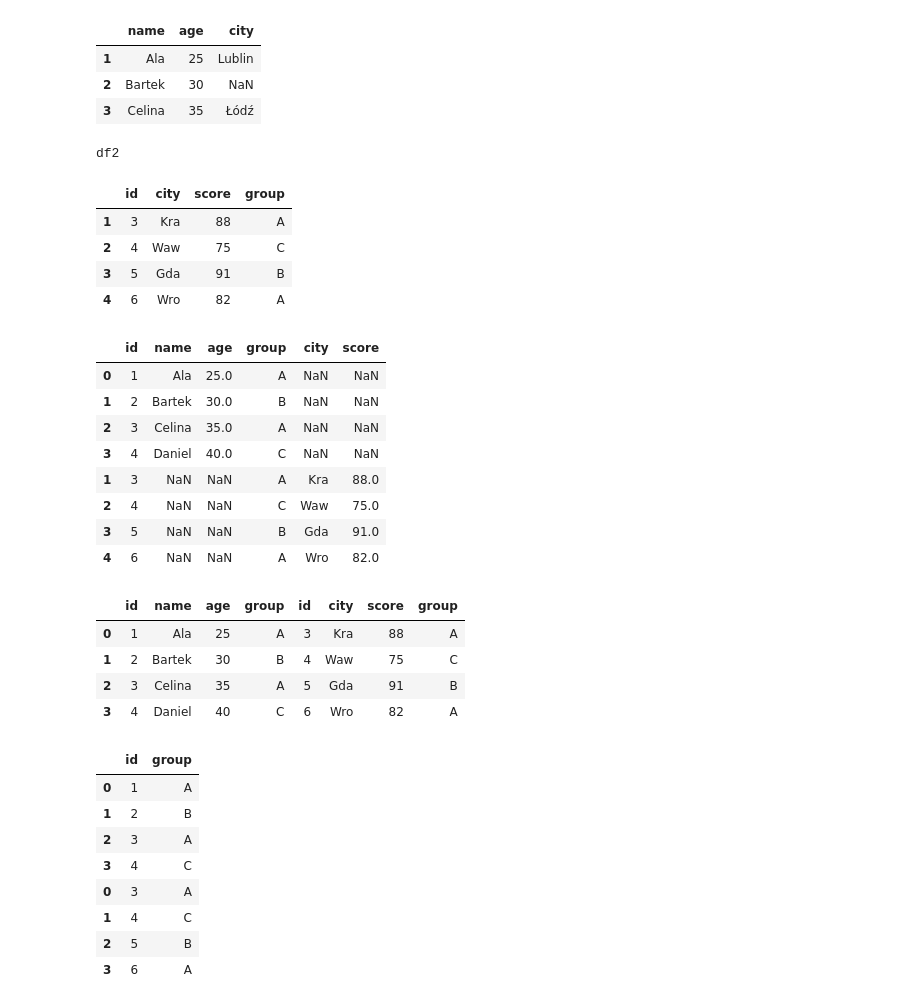
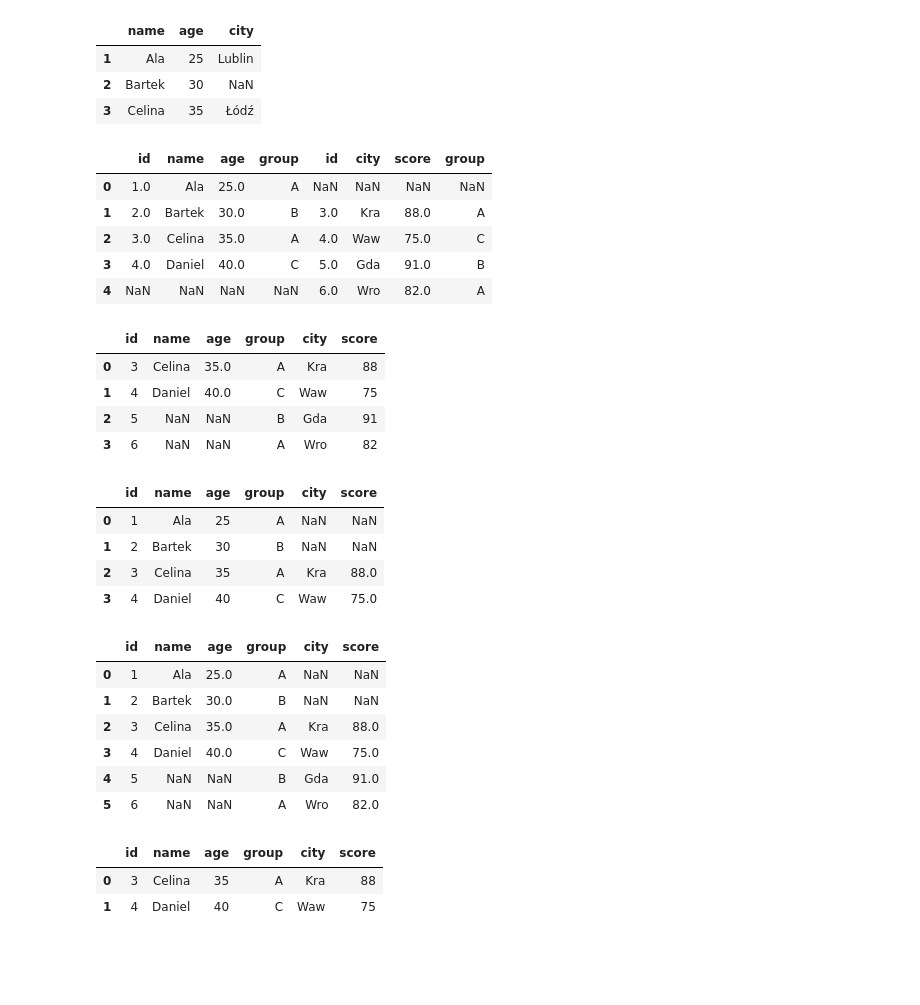
Before and after one commit to getpeped/WorkBook, a Jupyter notebook: merge.ipynb, the cells around one changed output. Cells and saved outputs as stored; diff of their text form; code cells hidden in the pictures; blank space fills up the shorter version.

```diff
--- a/merge.ipynb
+++ b/merge.ipynb
@@ -173,45 +173,43 @@ df2 = pd.DataFrame({
     'group': ['A', 'C', 'B', 'A']
 }, index=[1,2,3,4])
 
-
-print('df2\n')
-df2
+pd.concat([df1, df2], axis=1)
 # %% [output]
-df2
-|  | id | city | score | group |
-| 1 | 3 | Kra | 88 | A |
-| 2 | 4 | Waw | 75 | C |
-| 3 | 5 | Gda | 91 | B |
-| 4 | 6 | Wro | 82 | A |
+|  | id | name | age | group | id | city | score | group |
+| 0 | 1.0 | Ala | 25.0 | A | NaN | NaN | NaN | NaN |
+| 1 | 2.0 | Bartek | 30.0 | B | 3.0 | Kra | 88.0 | A |
+| 2 | 3.0 | Celina | 35.0 | A | 4.0 | Waw | 75.0 | C |
+| 3 | 4.0 | Daniel | 40.0 | C | 5.0 | Gda | 91.0 | B |
+| 4 | NaN | NaN | NaN | NaN | 6.0 | Wro | 82.0 | A |
 # %%
-pd.concat([df1, df2])
+pd.merge(df1, df2, how='right')
 # %% [output]
 |  | id | name | age | group | city | score |
-| 0 | 1 | Ala | 25.0 | A | NaN | NaN |
-| 1 | 2 | Bartek | 30.0 | B | NaN | NaN |
-| 2 | 3 | Celina | 35.0 | A | NaN | NaN |
-| 3 | 4 | Daniel | 40.0 | C | NaN | NaN |
-| 1 | 3 | NaN | NaN | A | Kra | 88.0 |
-| 2 | 4 | NaN | NaN | C | Waw | 75.0 |
-| 3 | 5 | NaN | NaN | B | Gda | 91.0 |
-| 4 | 6 | NaN | NaN | A | Wro | 82.0 |
+| 0 | 3 | Celina | 35.0 | A | Kra | 88 |
+| 1 | 4 | Daniel | 40.0 | C | Waw | 75 |
+| 2 | 5 | NaN | NaN | B | Gda | 91 |
+| 3 | 6 | NaN | NaN | A | Wro | 82 |
 # %%
-pd.concat([df1, df2], axis=1)
+pd.merge(df1, df2, how='left')
 # %% [output]
-|  | id | name | age | group | id | city | score | group |
-| 0 | 1 | Ala | 25 | A | 3 | Kra | 88 | A |
-| 1 | 2 | Bartek | 30 | B | 4 | Waw | 75 | C |
-| 2 | 3 | Celina | 35 | A | 5 | Gda | 91 | B |
-| 3 | 4 | Daniel | 40 | C | 6 | Wro | 82 | A |
+|  | id | name | age | group | city | score |
+| 0 | 1 | Ala | 25 | A | NaN | NaN |
+| 1 | 2 | Bartek | 30 | B | NaN | NaN |
+| 2 | 3 | Celina | 35 | A | Kra | 88.0 |
+| 3 | 4 | Daniel | 40 | C | Waw | 75.0 |
+# %%
+pd.merge(df1, df2, how='outer')
+# %% [output]
+|  | id | name | age | group | city | score |
+| 0 | 1 | Ala | 25.0 | A | NaN | NaN |
+| 1 | 2 | Bartek | 30.0 | B | NaN | NaN |
+| 2 | 3 | Celina | 35.0 | A | Kra | 88.0 |
+| 3 | 4 | Daniel | 40.0 | C | Waw | 75.0 |
+| 4 | 5 | NaN | NaN | B | Gda | 91.0 |
+| 5 | 6 | NaN | NaN | A | Wro | 82.0 |
 # %%
-pd.concat([df1, df2], join='inner')
+pd.merge(df1, df2) #default: how='inner'
 # %% [output]
-|  | id | group |
-| 0 | 1 | A |
-| 1 | 2 | B |
-| 2 | 3 | A |
-| 3 | 4 | C |
-| 0 | 3 | A |
-| 1 | 4 | C |
-| 2 | 5 | B |
-| 3 | 6 | A |
+|  | id | name | age | group | city | score |
+| 0 | 3 | Celina | 35 | A | Kra | 88 |
+| 1 | 4 | Daniel | 40 | C | Waw | 75 |
```
Also changed, not shown: parts of 1 cell of this notebook.
